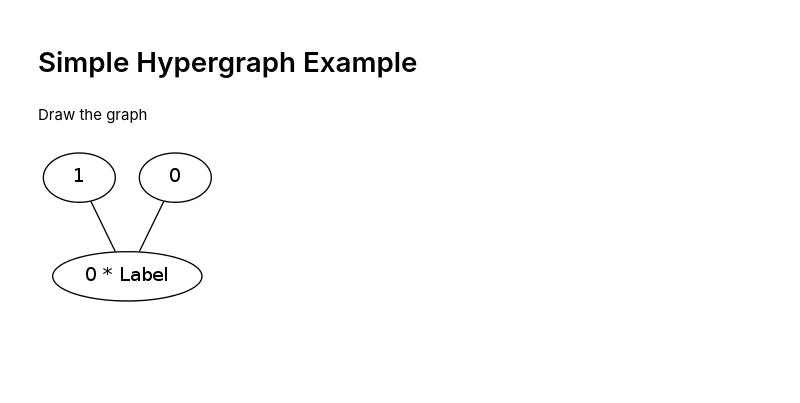
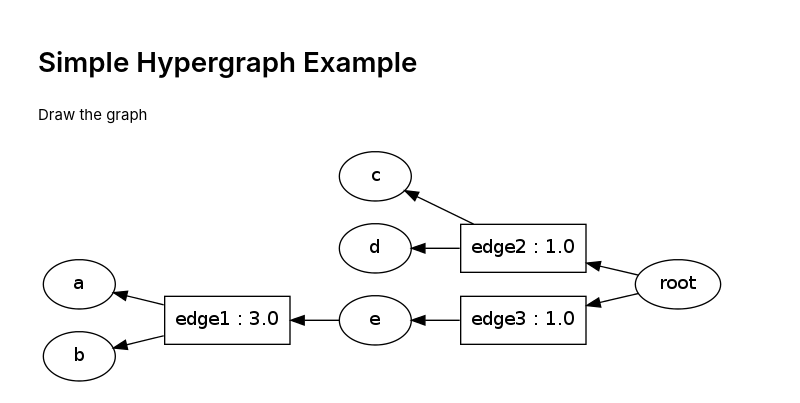
Before and after one commit to srush/PyDecode, a Jupyter notebook: notebooks/hypergraphs.ipynb, the cells around one changed output. Cells and saved outputs as stored; diff of their text form; code cells hidden in the pictures; blank space fills up the shorter version.

```diff
--- a/notebooks/hypergraphs.ipynb
+++ b/notebooks/hypergraphs.ipynb
@@ -14,10 +6,19 @@ with hyp.builder() as b:
+# %%
+hyp = ph.Hypergraph()
+with hyp.builder() as b:
+     n1 = b.add_node(label = "a")
+     n2 = b.add_node(label = "b")
+     n3 = b.add_node(label = "c")
+     n4 = b.add_node(label = "d")
+     n5 = b.add_node((([n1, n2], "edge1"),), label = "e")
+     b.add_node([([n5], "edge3"), ([n3, n4], "edge2")], label = "root")
+
+def build_weights(label):
+     return {"edge1" : 3, "edge2" : 1, "edge3" : 1}[label]
+weights = ph.Weights(hyp, build_weights)
 # %% [markdown]
 Draw the graph
-# %%
-G = display.to_networkx(hyp)
-d = nx.drawing.to_agraph(G)
-d.layout("dot")
-d.draw("/tmp/tmp.png")
-Image(filename ="/tmp/tmp.png")
-# %% [output]
-[figure, removed]
+# %%
+display.to_ipython(hyp, extra=[weights])
+# %% [output]
+[figure, added]
```
Also changed, not shown: parts of 3 cells of this notebook, 19 other files.
